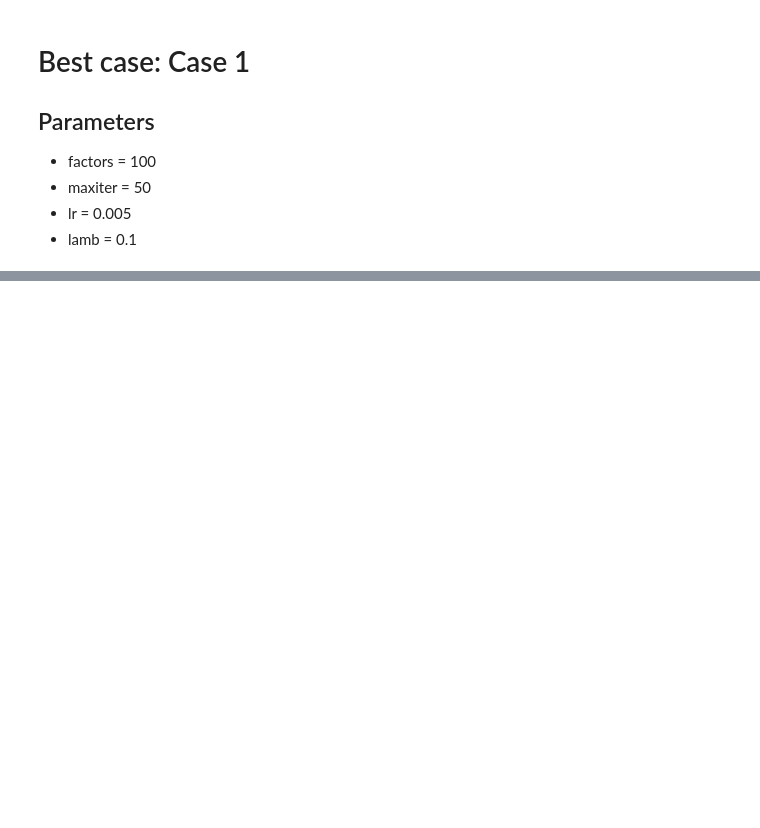
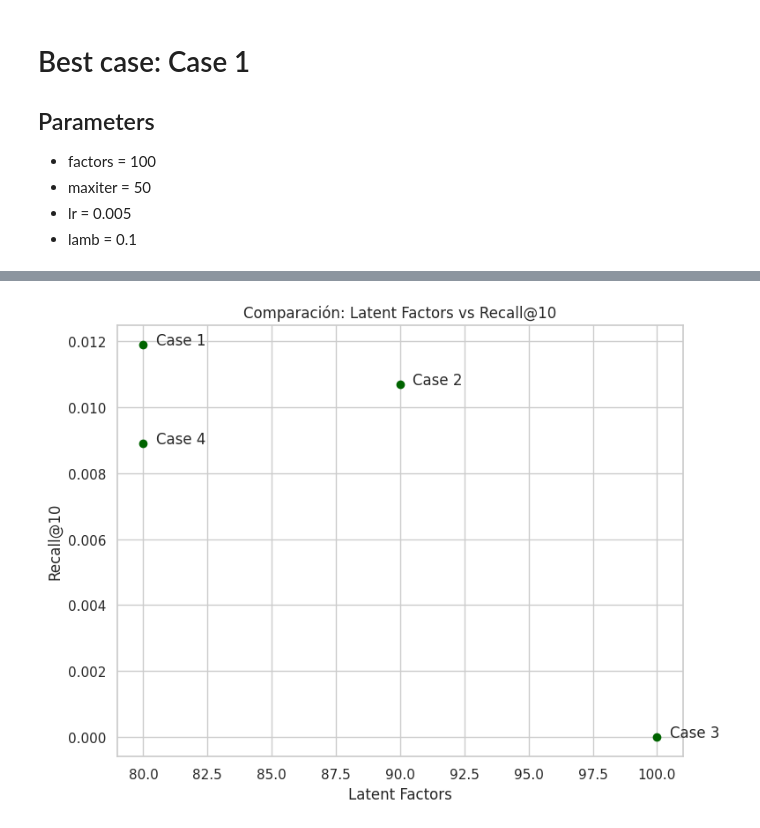
Before and after one commit to roahoki/anime-recommendation, a Jupyter notebook: funkSVD.ipynb, the cells around one changed output, grey strips where cells are left out. Cells and saved outputs as stored; diff of their text form; code cells hidden in the pictures; blank space fills up the shorter version.

```diff
--- a/funkSVD.ipynb
+++ b/funkSVD.ipynb
@@ -465,0 +497,22 @@ Novelty: 6.7662
+# %%
+# Results
+latent_factors_2d = [80, 90, 100, 80]
+recall_values_2d = [0.0119, 0.0107, 0.0000, 0.0089]
+labels = ["Case 1", "Case 2", "Case 3", "Case 4"]
+
+# Plot the 2D graph
+plt.figure(figsize=(8, 6))
+plt.scatter(latent_factors_2d, recall_values_2d, c='darkgreen')
+
+# Labels to the dots
+for i, label in enumerate(labels):
+    plt.text(latent_factors_2d[i] + 0.5, recall_values_2d[i], label)
+
+plt.title("Comparación: Latent Factors vs Recall@10")
+plt.xlabel("Latent Factors")
+plt.ylabel("Recall@10")
+plt.grid(True)
+plt.tight_layout()
+plt.show()
+# %% [output]
+[figure, added]
```
Also changed, not shown: parts of 16 cells of this notebook.
